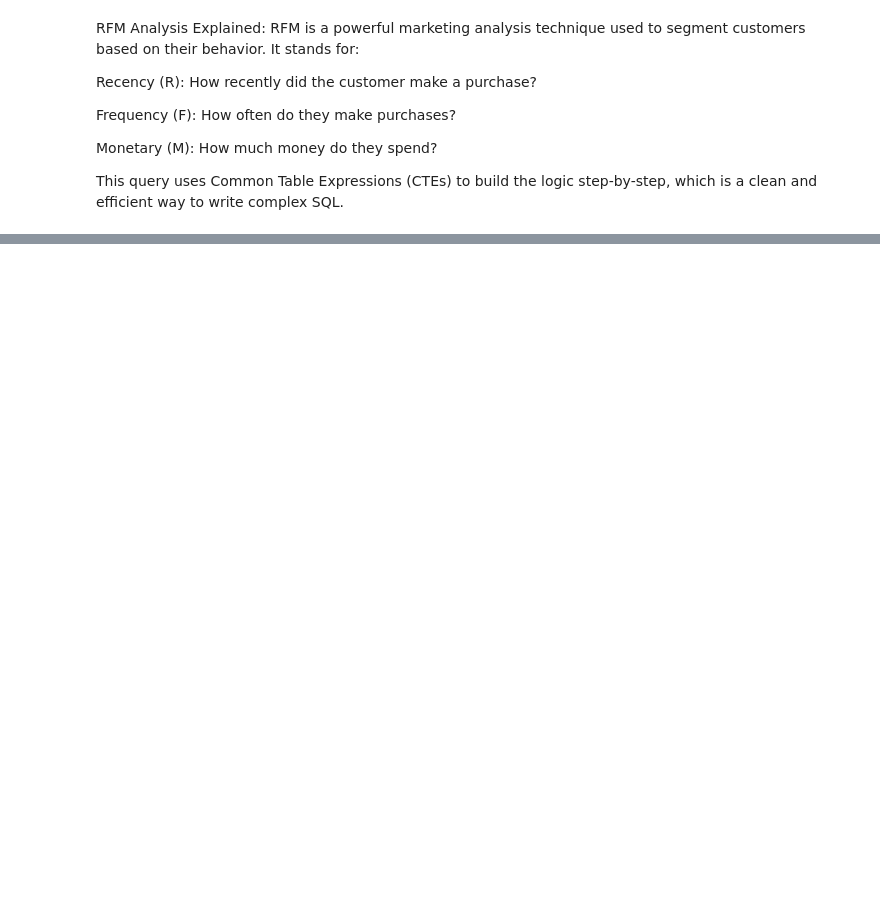
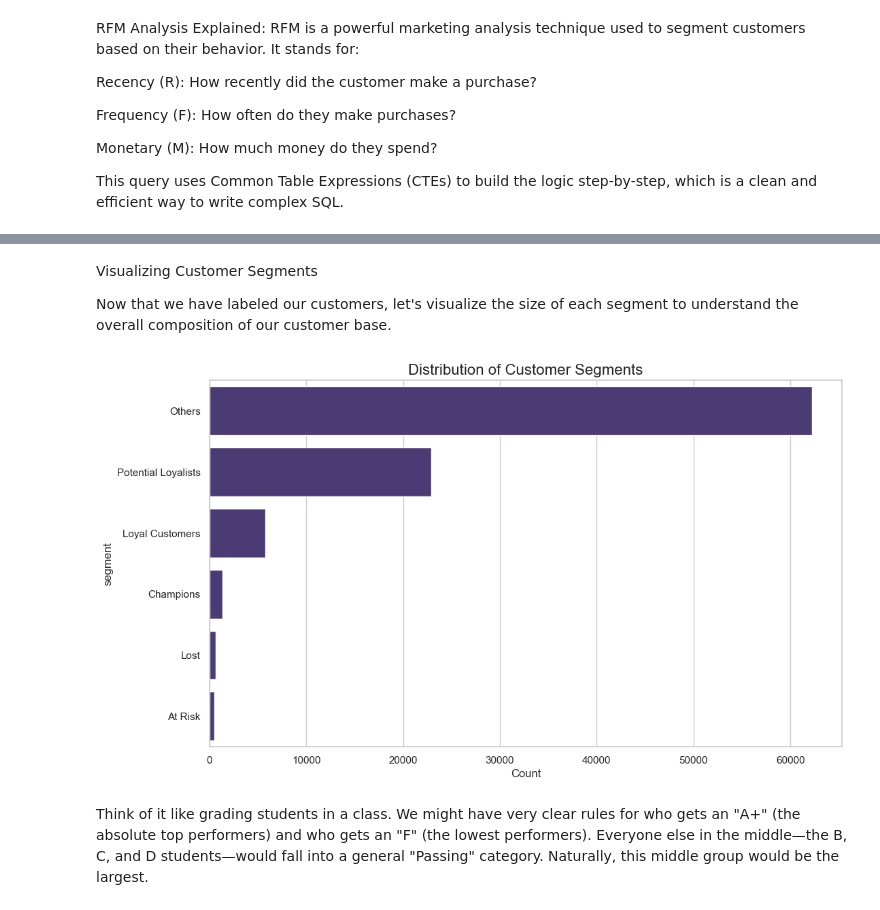
Before and after one commit to shaikhilhaam/ecommerce-analytics-platform, a Jupyter notebook: notebooks/01_eda_and_segmentation.ipynb, the cells around one changed output, grey strips where cells are left out. Saved outputs shown, nothing was run; the diff lists cells and outputs as text; code cells hidden in the pictures; blank space fills up the shorter version.

```diff
--- a/notebooks/01_eda_and_segmentation.ipynb
+++ b/notebooks/01_eda_and_segmentation.ipynb
@@ -109,0 +205,26 @@ HINT:  No operator matches the given name and argument types. You might need to
+# %%
+def segment_customer(rfm_score):
+    """
+    Categorizes an RFM score string into a descriptive segment name.
+    """
+    if rfm_score in ['444', '443', '434', '433', '344', '343', '334', '333']:
+        return 'Champions'
+    elif rfm_score in ['441', '442', '431', '432', '421', '422', '341', '342', '331', '332', '321', '322']:
+        return 'Potential Loyalists'
+    elif rfm_score in ['411', '412', '311', '312']:
+        return 'New Customers'
+    elif rfm_score in ['244', '243', '234', '233', '224', '223']:
+        return 'Loyal Customers'
+    elif rfm_score in ['144', '143', '134', '133']:
+        return 'At Risk'
+    elif rfm_score in ['111', '112', '121', '122']:
+        return 'Lost'
+    else:
+        # This 'else' catches every other combination
+        return 'Others'
+
+# Apply the function to the 'rfm_score' column to create the 'segment' column
+df_rfm['segment'] = df_rfm['rfm_score'].apply(segment_customer)
+
+print("Customer segmentation complete.")
+df_rfm.head()
@@ -109,0 +239,18 @@ HINT:  No operator matches the given name and argument types. You might need to
+# %% [markdown]
+Visualizing Customer Segments
+
+Now that we have labeled our customers, let's visualize the size of each segment to understand the overall composition of our customer base.
+# %%
+from plotting_utils import plot_countplot
+
+# Visualize the distribution of customer segments
+plot_countplot(
+    data=df_rfm,
+    column='segment',
+    title='Distribution of Customer Segments',
+    order_by_value=True # This will order the bars from most common to least common
+)
+# %% [output]
+[figure, added]
+# %% [markdown]
+Think of it like grading students in a class. We might have very clear rules for who gets an "A+" (the absolute top performers) and who gets an "F" (the lowest performers). Everyone else in the middle—the B, C, and D students—would fall into a general "Passing" category. Naturally, this middle group would be the largest.
```
Also changed, not shown: parts of 18 cells of this notebook, 4 other files.
